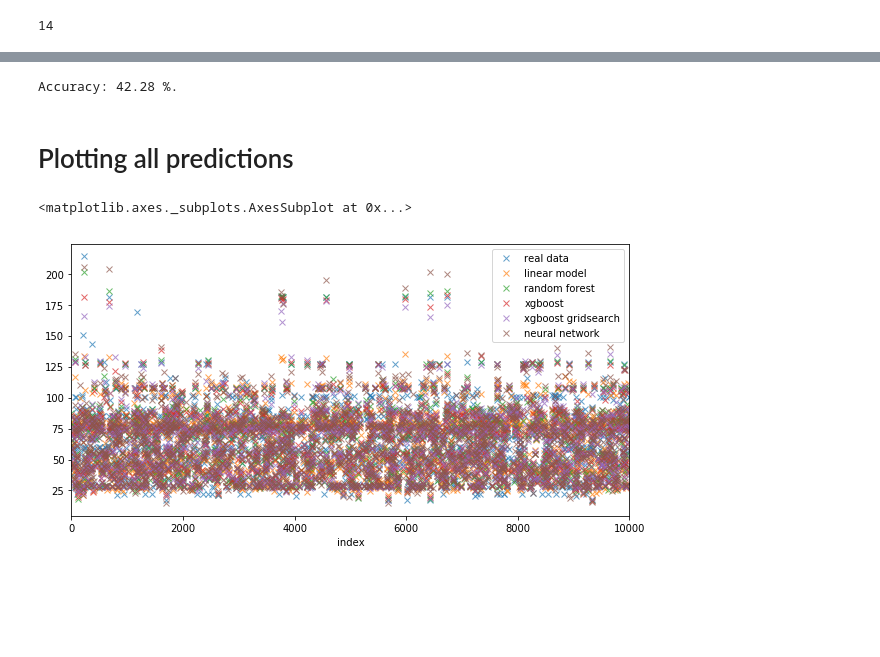
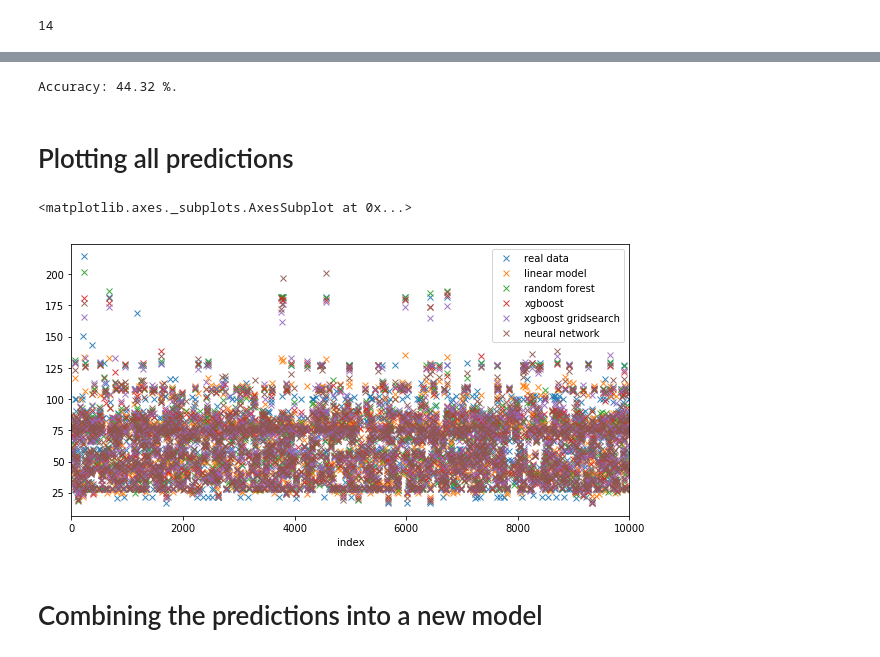
Before and after one commit to cholzkorn/data-science, a Jupyter notebook: sample-projects/python_ticketprices/ticket-prediction.ipynb, the cells around one changed output, grey strips where cells are left out. Saved outputs shown, nothing was run; the diff lists cells and outputs as text; code cells hidden in the pictures; blank space fills up the shorter version.

Commit message:
models working, NN accuracy low - why?

```diff
--- a/sample-projects/python_ticketprices/ticket-prediction.ipynb
+++ b/sample-projects/python_ticketprices/ticket-prediction.ipynb
@@ -730,12 +731,11 @@ nn = Sequential()
 
 # Adding the input layer and the first hidden layer
 nn.add(Dense(70, activation = 'relu', input_dim = 70))
+nn.add(BatchNormalization())
 
-# Adding the second hidden layer
-nn.add(Dense(units = 70, activation = 'relu'))
-
-# Adding the third hidden layer
-nn.add(Dense(units = 70, activation = 'relu'))
+# Adding 14 hidden layers
+for i in range(14):
+    nn.add(Dense(units = 70, activation = 'relu'))
 
 # Adding the output layer
 nn.add(Dense(units = 1))
@@ -755,6 +746,6 @@ W0803 17:49:09.919715 10300 deprecation_wrapper.py:119] From C:\Users\cholz\Anac
 # %%
 # Fitting the ANN to the Training set
-nnmodel = nn.fit(X_train_sc, y_train, batch_size = 10, epochs = 100)
+nnmodel = nn.fit(X_train_sc, y_train, batch_size = 32, epochs = 100)
 
 # Load the model instead of fitting it each time
 #nnmodel = pickle.load(open('nnmodel.sav', 'rb'))
@@ -827,7 +815,7 @@ nnmape = 100 * (nnerrors / y_test)
 nnaccuracy = 100 - np.mean(nnmape)
 print('Accuracy:', round(nnaccuracy, 2), '%.')
 # %% [output]
-Accuracy: 42.28 %.
+Accuracy: 44.32 %.
 # %%
 # save model to disk
 filename = 'nnmodel.sav'
@@ -847,11 +835,13 @@ predplot = pd.DataFrame({'real data': y_test,
 # %%
 predplot.reset_index().plot(x='index',
                             y=['real data', 'linear model',
                                'random forest', 'xgboost',
                                'xgboost gridsearch', 'neural network'],
                             linestyle='none',
                             marker='x',
-                            alpha=.7)
+                            alpha=.9)
 # %% [output]
 <matplotlib.axes._subplots.AxesSubplot at 0x...>
-[figure, old version]
+[figure, new version]
+# %% [markdown]
+# Combining the predictions into a new model
```
Also changed, not shown: parts of 31 cells of this notebook, 3 other files.
